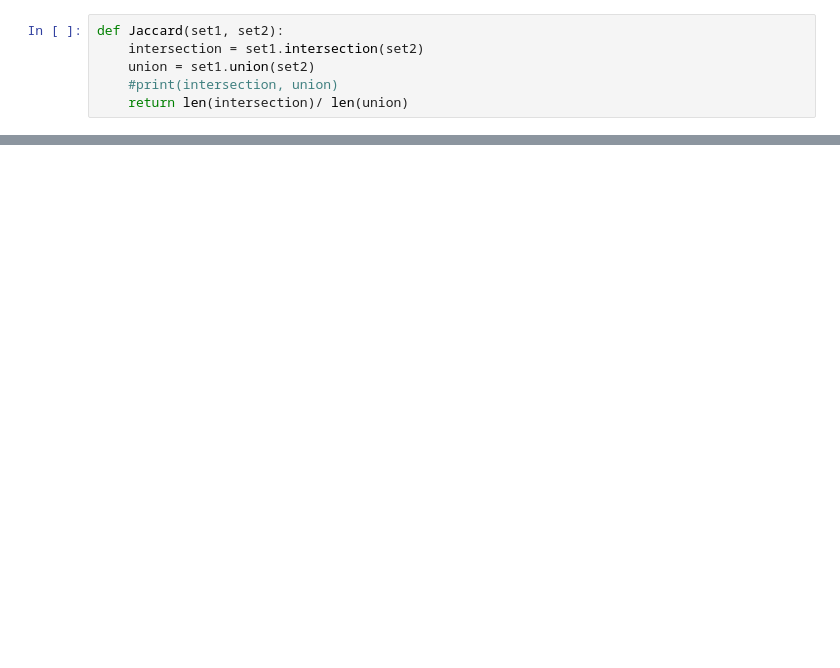
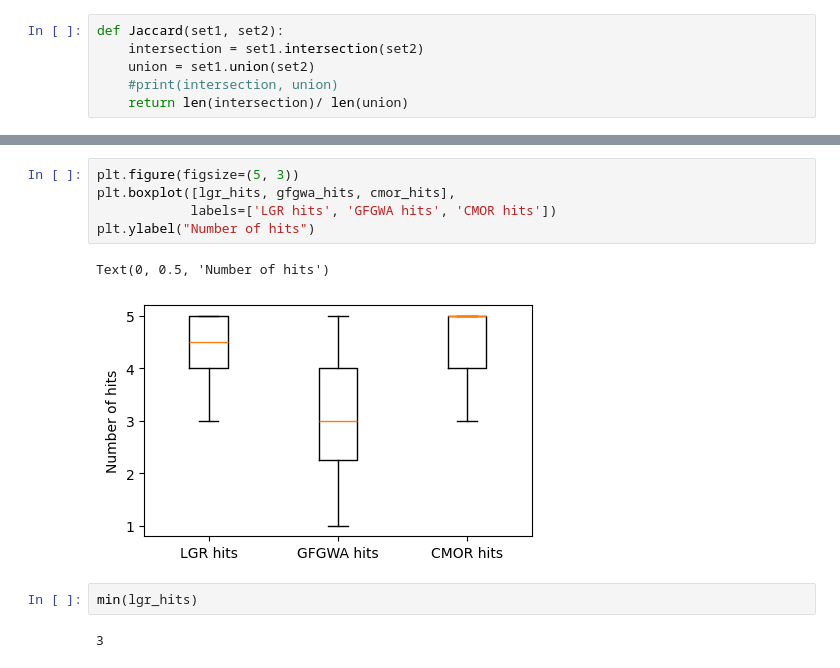
Before and after one commit to EBI-Metagenomics/causal_multi-omics_recommender, a Jupyter notebook: code/magnetic_field_simulations/aggregate_plot_v2.ipynb, the cells around one changed output, grey strips where cells are left out. Cells and saved outputs as stored; diff of their text form; blank space fills up the shorter version.

```diff
--- a/code/magnetic_field_simulations/aggregate_plot_v2.ipynb
+++ b/code/magnetic_field_simulations/aggregate_plot_v2.ipynb
@@ -239,0 +134,12 @@ plt.scatter(y=y, x = np.random.normal(3, 0.04, size=len(y)))
+# %%
+plt.figure(figsize=(5, 3))
+plt.boxplot([lgr_hits, gfgwa_hits, cmor_hits],
+            labels=['LGR hits', 'GFGWA hits', 'CMOR hits'])
+plt.ylabel("Number of hits")
+# %% [output]
+Text(0, 0.5, 'Number of hits')
+[figure, added]
+# %%
+min(lgr_hits)
+# %% [output]
+3
```
Also changed, not shown: parts of 34 cells of this notebook, 11 other files.
